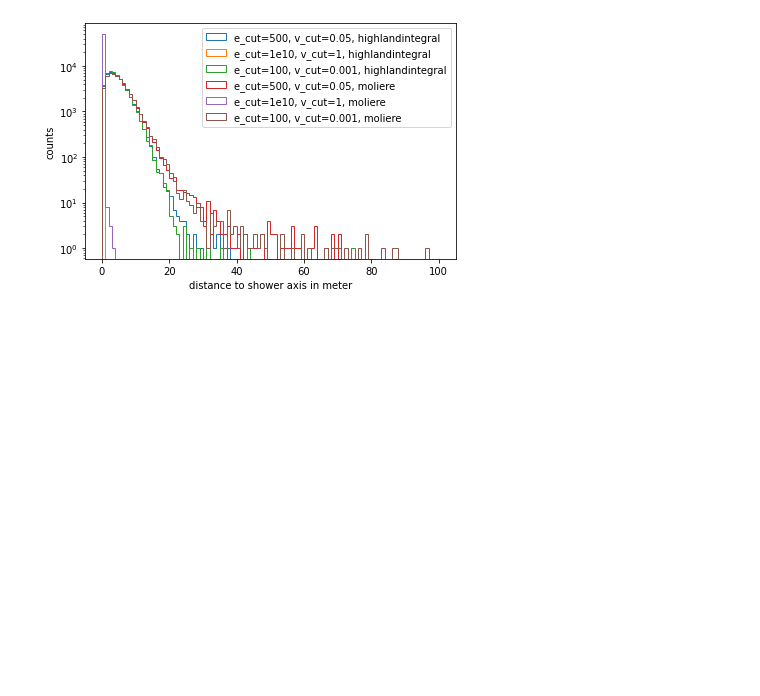
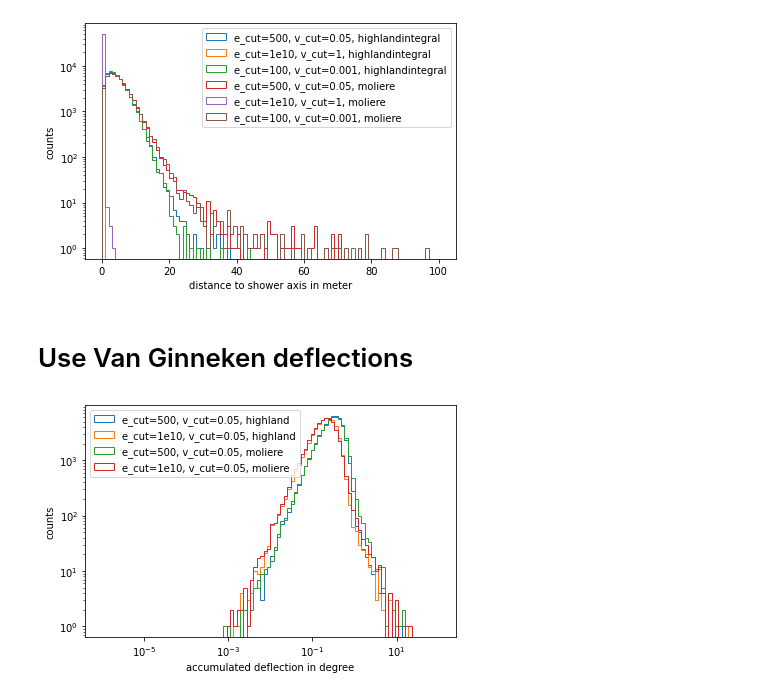
Before and after one commit to pascalgutjahr/muon-deflection-paper, a Jupyter notebook: deflection/e_cut_v_cut_check.ipynb, the cells around one changed output. Cells and saved outputs as stored; diff of their text form; code cells hidden in the pictures; blank space fills up the shorter version.

Commit message:
check accumulated defl for different cuts

```diff
--- a/deflection/e_cut_v_cut_check.ipynb
+++ b/deflection/e_cut_v_cut_check.ipynb
@@ -78,3 +80,31 @@ if save_plot:
     plt.savefig(plot_dir + '{}_{}_{}events_distance_showeraxis.pdf'.format(energy_name(E_i), energy_name(E_f), n_events))
 # %% [output]
 [figure]
+# %% [markdown]
+# Use Van Ginneken deflections
+# %%
+df_highland_500_05_vG = pd.read_hdf('data/e_cut_v_cut_check/total_defl_vG_highland_500_05.hdf5')
+df_highland_1e10_05_vG = pd.read_hdf('data/e_cut_v_cut_check/total_defl_vG_highland_1e10_05.hdf5')
+df_moliere_500_05_vG = pd.read_hdf('data/e_cut_v_cut_check/total_defl_vG_moliere_500_05.hdf5')
+df_moliere_1e10_05_vG = pd.read_hdf('data/e_cut_v_cut_check/total_defl_vG_moliere_1e10_05.hdf5')
+# %%
+E_i = df_highland_500_05_vG.E_i[0] * 1e3 # energy in MeV
+E_f = mode(df_highland_500_05_vG.E_f) * 1e3 # energy in MeV
+n_events = len(df_highland_500_05_vG)
+# %%
+bins = np.logspace(-6, 2, 101)
+plt.hist(df_highland_500_05_vG.deflection, bins=bins, histtype='step', label='e_cut=500, v_cut=0.05, highland')
+plt.hist(df_highland_1e10_05_vG.deflection, bins=bins, histtype='step', label='e_cut=1e10, v_cut=0.05, highland')
+plt.hist(df_moliere_500_05_vG.deflection, bins=bins, histtype='step', label='e_cut=500, v_cut=0.05, moliere')
+plt.hist(df_moliere_1e10_05_vG.deflection, bins=bins, histtype='step', label='e_cut=1e10, v_cut=0.05, moliere')
+
+plt.xlabel('accumulated deflection in degree')
+plt.ylabel('counts')
+plt.xscale('log')
+plt.yscale('log')
+plt.legend(loc='upper left')
+plt.tight_layout()
+if save_plot:
+    plt.savefig(plot_dir + '{}_{}_{}events_deflection_vG.pdf'.format(energy_name(E_i), energy_name(E_f), n_events))
+# %% [output]
+[figure, added]
```
Also changed, not shown: parts of 3 cells of this notebook, 4 other files.
